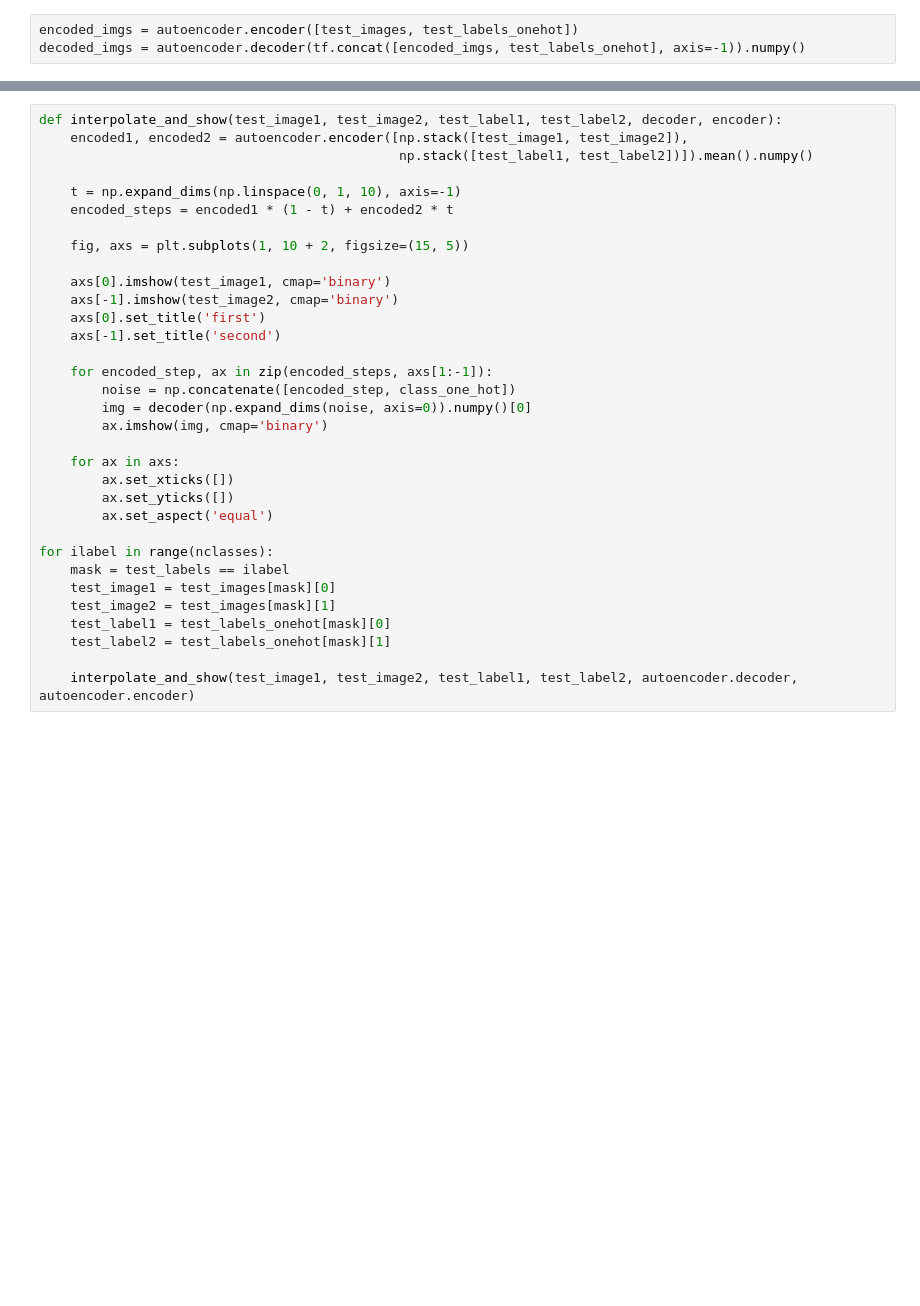
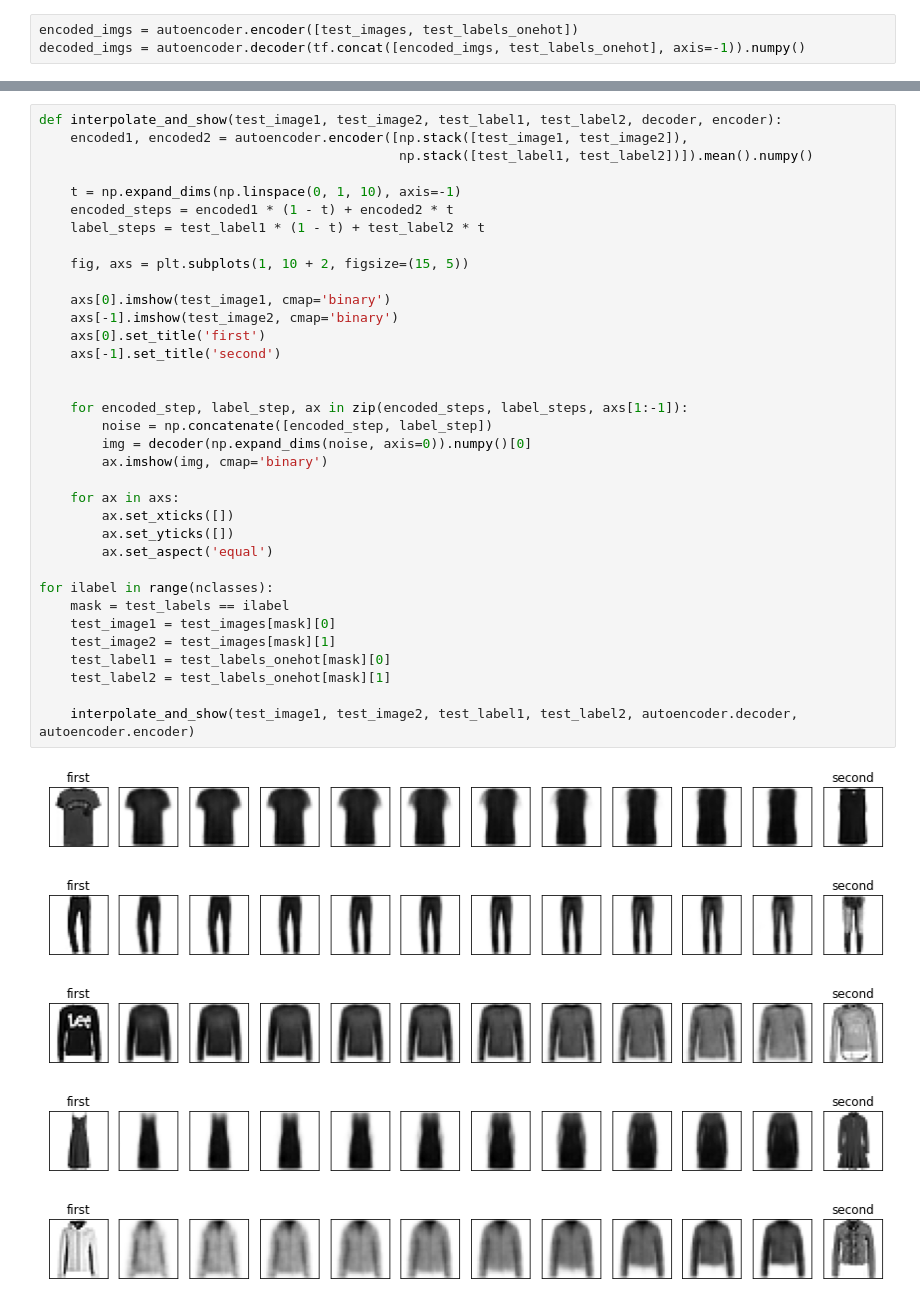
Before and after one commit to wiso/TutorialML-AtlasItalia2022, a Jupyter notebook: notebooks/3.3-VariationalAutoEncoderConditional.ipynb, the cells around one changed output, grey strips where cells are left out. Saved outputs shown, nothing was run; the diff lists cells and outputs as text; blank space fills up the shorter version.

```diff
--- a/notebooks/3.3-VariationalAutoEncoderConditional.ipynb
+++ b/notebooks/3.3-VariationalAutoEncoderConditional.ipynb
@@ -141,32 +184,40 @@ encoded1
 def interpolate_and_show(test_image1, test_image2, test_label1, test_label2, decoder, encoder):
     encoded1, encoded2 = autoencoder.encoder([np.stack([test_image1, test_image2]),
                                               np.stack([test_label1, test_label2])]).mean().numpy()
 
     t = np.expand_dims(np.linspace(0, 1, 10), axis=-1)
     encoded_steps = encoded1 * (1 - t) + encoded2 * t
+    label_steps = test_label1 * (1 - t) + test_label2 * t
 
     fig, axs = plt.subplots(1, 10 + 2, figsize=(15, 5))
 
     axs[0].imshow(test_image1, cmap='binary')
     axs[-1].imshow(test_image2, cmap='binary')
     axs[0].set_title('first')
     axs[-1].set_title('second')
 
-    for encoded_step, ax in zip(encoded_steps, axs[1:-1]):
-        noise = np.concatenate([encoded_step, class_one_hot])
+
+    for encoded_step, label_step, ax in zip(encoded_steps, label_steps, axs[1:-1]):
+        noise = np.concatenate([encoded_step, label_step])
         img = decoder(np.expand_dims(noise, axis=0)).numpy()[0]
         ax.imshow(img, cmap='binary')
 
     for ax in axs:
         ax.set_xticks([])
         ax.set_yticks([])
         ax.set_aspect('equal')
 
 for ilabel in range(nclasses):
     mask = test_labels == ilabel
     test_image1 = test_images[mask][0]
     test_image2 = test_images[mask][1]
     test_label1 = test_labels_onehot[mask][0]
     test_label2 = test_labels_onehot[mask][1]
 
     interpolate_and_show(test_image1, test_image2, test_label1, test_label2, autoencoder.decoder, autoencoder.encoder)
+# %% [output]
+[figure, added]
+[figure, added]
+[figure, added]
+[figure, added]
+[figure, added]
```
Also changed, not shown: parts of 15 cells of this notebook.
